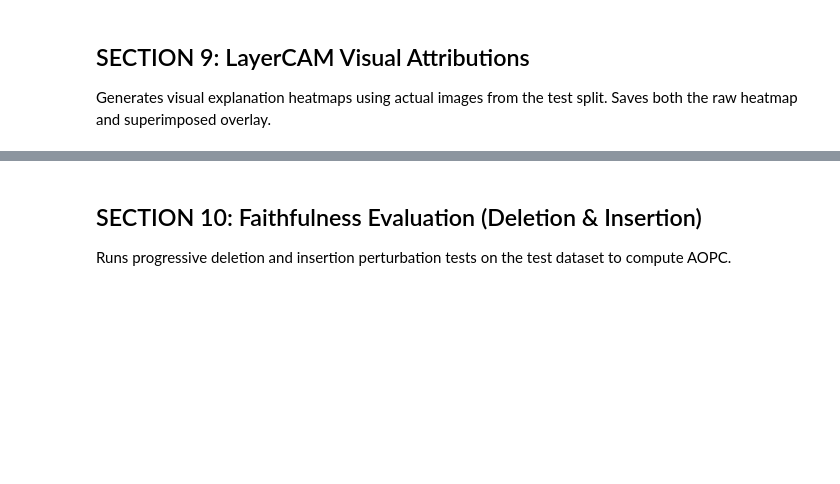
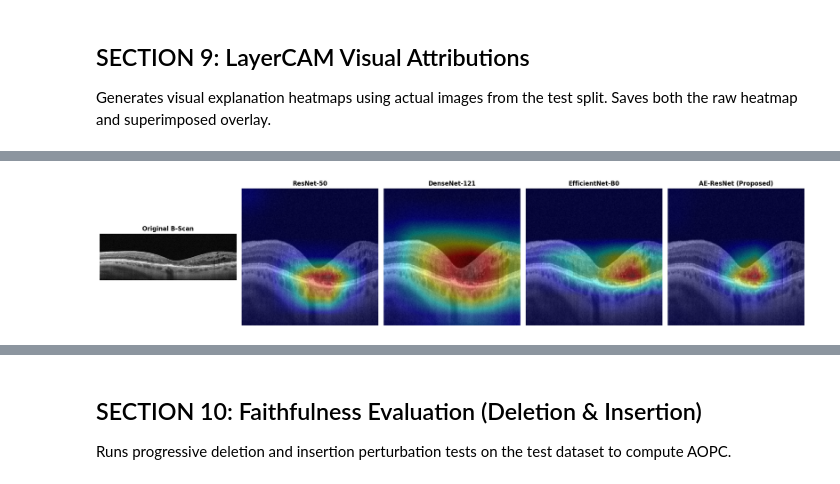
Before and after one commit to Gnanapravallika/retinal-oct-ae-resnet, a Jupyter notebook: AE_ResNet_Project.ipynb, the cells around one changed output, grey strips where cells are left out. Saved outputs shown, nothing was run; the diff lists cells and outputs as text; code cells hidden in the pictures; blank space fills up the shorter version.

```diff
--- a/AE_ResNet_Project.ipynb
+++ b/AE_ResNet_Project.ipynb
@@ -571,0 +527,86 @@ plt.show()
+# %%
+# Section 9: Multi-Model LayerCAM Visual Attributions Comparison (Bypassing In-place ReLU)
+import os
+import cv2
+import numpy as np
+import torch
+from PIL import Image
+import matplotlib.pyplot as plt
+from src.xai.layercam import LayerCAM
+from src.models.ae_resnet import get_model_architecture
+
+# Define the models to compare
+visual_configs = [
+    ('resnet50', 'models/resnet50_best.pth', 'ResNet-50'),
+    ('densenet121', 'models/densenet121_best.pth', 'DenseNet-121'),
+    ('efficientnet-b0', 'models/efficientnet-b0_best.pth', 'EfficientNet-B0'),
+    ('ae-resnet', 'models/ae-resnet_best.pth', 'AE-ResNet (Proposed)')
+]
+
+# Select a sample test image
+sample_path = test_df.iloc[0]['image_path']
+class_idx = int(test_df.iloc[0]['label'])
+img_pil = Image.open(sample_path).convert('RGB')
+tensor_input = val_transform(img_pil).unsqueeze(0).to(device)
+
+# Prepare subplots grid (1 row, 5 columns: 1 Original + 4 overlays)
+fig, axes = plt.subplots(1, 5, figsize=(20, 5))
+
+# Plot Panel 1: Original Image
+axes[0].imshow(img_pil)
+axes[0].set_title("Original B-Scan", fontsize=12, fontweight='bold')
+axes[0].axis('off')
+
+# Save directories
+os.makedirs('results/layercam', exist_ok=True)
+os.makedirs('results/figures', exist_ok=True)
+
+# Generate overlays for all 4 models
+for idx, (model_name, path, display_name) in enumerate(visual_configs):
+    ax = axes[idx + 1] # Offset by 1 for the original image
+    print(f"Generating LayerCAM overlay for {display_name}...")
+
+    model_inst = get_model_architecture(model_name, num_classes=7, pretrained=False).to(device)
+    if os.path.exists(path):
+        model_inst.load_state_dict(torch.load(path, map_location=device))
+    model_inst.eval()
+
+    # FIXED: Hook denseblock4 to shield the hook from the final functional in-place ReLU
+    if 'densenet' in model_name:
+        target_layer = model_inst.features.denseblock4
+    elif 'efficientnet' in model_name:
+        target_layer = model_inst.features[8]
+    else:
+        target_layer = model_inst.layer4
+
+    cam_generator = LayerCAM(model_inst, target_layer)
+    cam_heatmap = cam_generator.generate(tensor_input, class_idx=class_idx)
+    cam_generator.release()
+
+    cam_np = cam_heatmap.detach().cpu().numpy()
+
+    # Save individual raw heatmaps
+    cv2.imwrite(f'results/layercam/{model_name}_raw_heatmap.png', np.uint8(255 * cam_np))
+
+    # Create overlay
+    orig_cv = cv2.imread(sample_path)
+    orig_cv = cv2.resize(orig_cv, (224, 224))
+    heatmap_color = cv2.applyColorMap(np.uint8(255 * cam_np), cv2.COLORMAP_JET)
+    overlay_img = cv2.addWeighted(orig_cv, 0.6, heatmap_color, 0.4, 0)
+
+    # Save individual overlays
+    cv2.imwrite(f'results/layercam/{model_name}_heatmap_overlay.png', overlay_img)
+
+    # Plot on matplotlib subplot (convert BGR to RGB)
+    overlay_rgb = cv2.cvtColor(overlay_img, cv2.COLOR_BGR2RGB)
+    ax.imshow(overlay_rgb)
+    ax.set_title(display_name, fontsize=12, fontweight='bold')
+    ax.axis('off')
+
+plt.tight_layout()
+# Save the comparative grid figure
+plt.savefig('results/figures/figure_5_layercam_comparison.png', dpi=300)
+plt.show()
+
+print("✅ LayerCAM comparison grid successfully generated and saved to results/figures/figure_5_layercam_comparison.png!")
+# %% [output]
@@ -571,0 +617 @@ plt.show()
+[figure, added]
```
Also changed, not shown: parts of 21 cells of this notebook.
